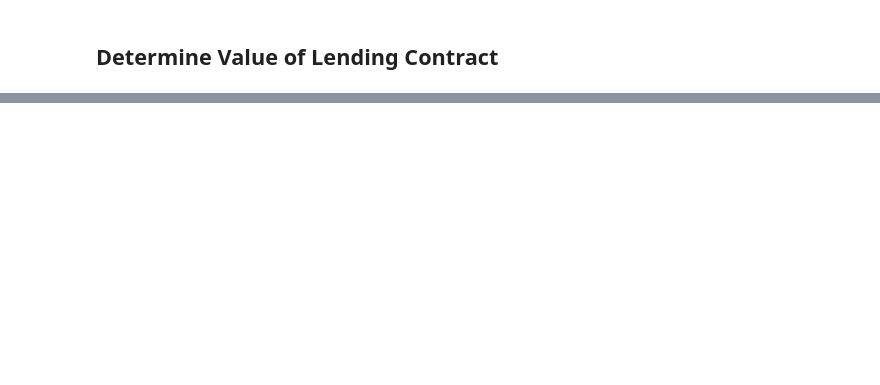
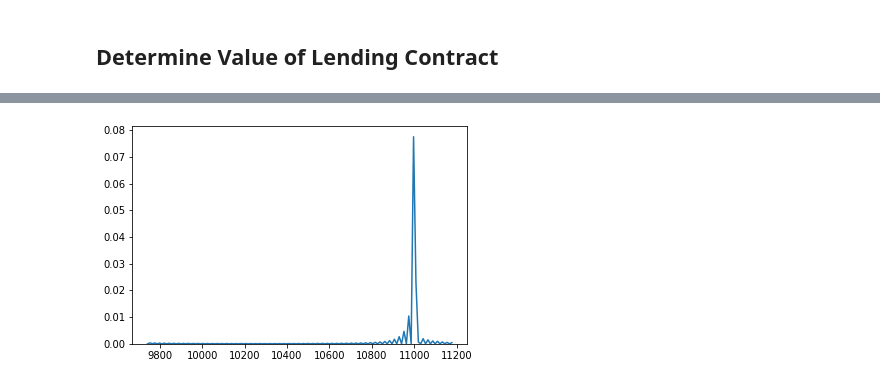
Before and after one commit to francisliu2/p2p_lending_valuation, a Jupyter notebook: sim2.ipynb, the cells around one changed output, grey strips where cells are left out. Cells and saved outputs as stored; diff of their text form; code cells hidden in the pictures; blank space fills up the shorter version.

```diff
--- a/sim2.ipynb
+++ b/sim2.ipynb
@@ -231 +233,5 @@ V = 10889.01
 b = 10890.55
+# %%
+sns.distplot(F, hist=False);
+# %% [output]
+[figure, added]
```
Also changed, not shown: parts of 12 cells of this notebook.
